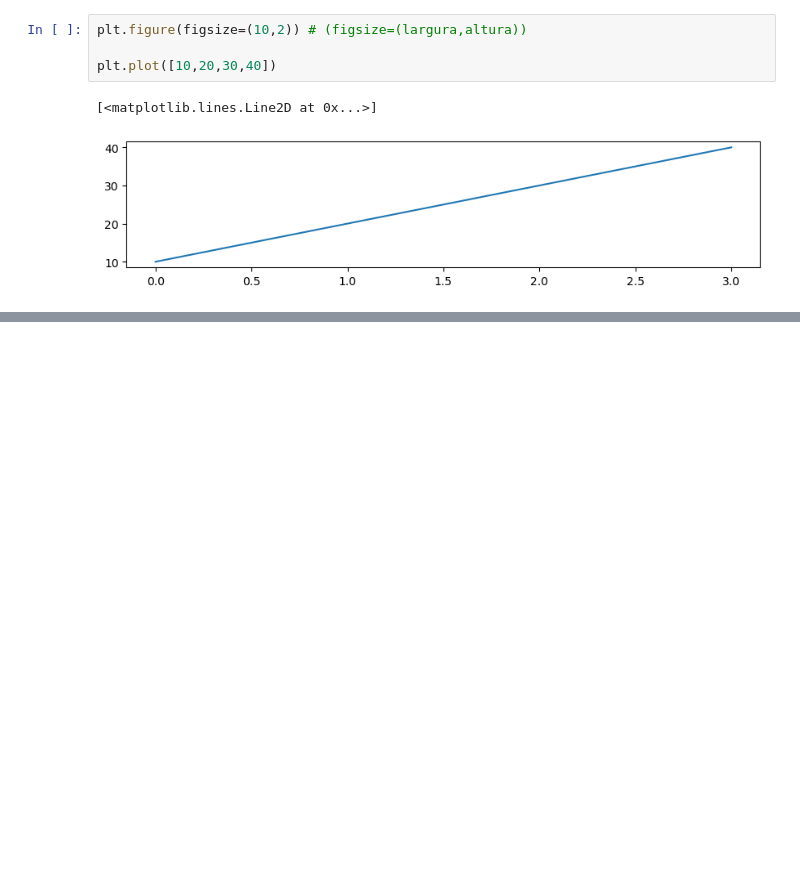
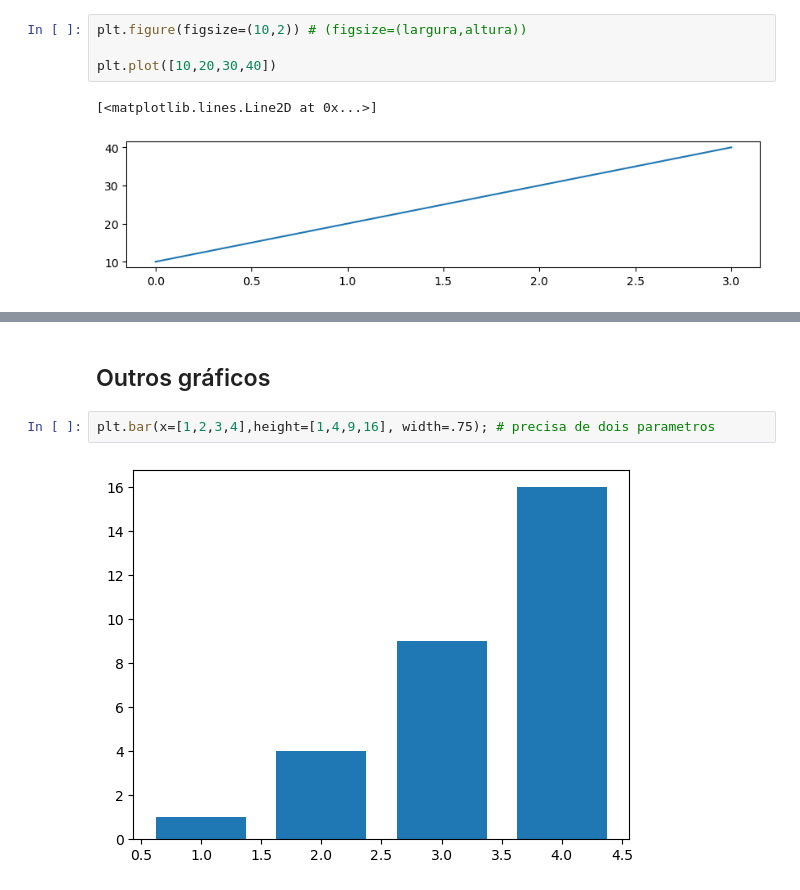
Before and after one commit to rafaelnogueira98/analise_exploratoria, a Jupyter notebook: analise_exploratoria.ipynb, the cells around one changed output, grey strips where cells are left out. Drawn from its saved outputs; the diff is of its cells as text; blank space fills up the shorter version.

```diff
--- a/analise_exploratoria.ipynb
+++ b/analise_exploratoria.ipynb
@@ -81,0 +97,6 @@ plt.hist(x, bins=50, facecolor="green", alpha=0.8);
+# %% [markdown]
+## Outros gráficos
+# %%
+plt.bar(x=[1,2,3,4],height=[1,4,9,16], width=.75); # precisa de dois parametros
+# %% [output]
+[figure, added]
```
Also changed, not shown: parts of 12 cells of this notebook, 2 other files.
